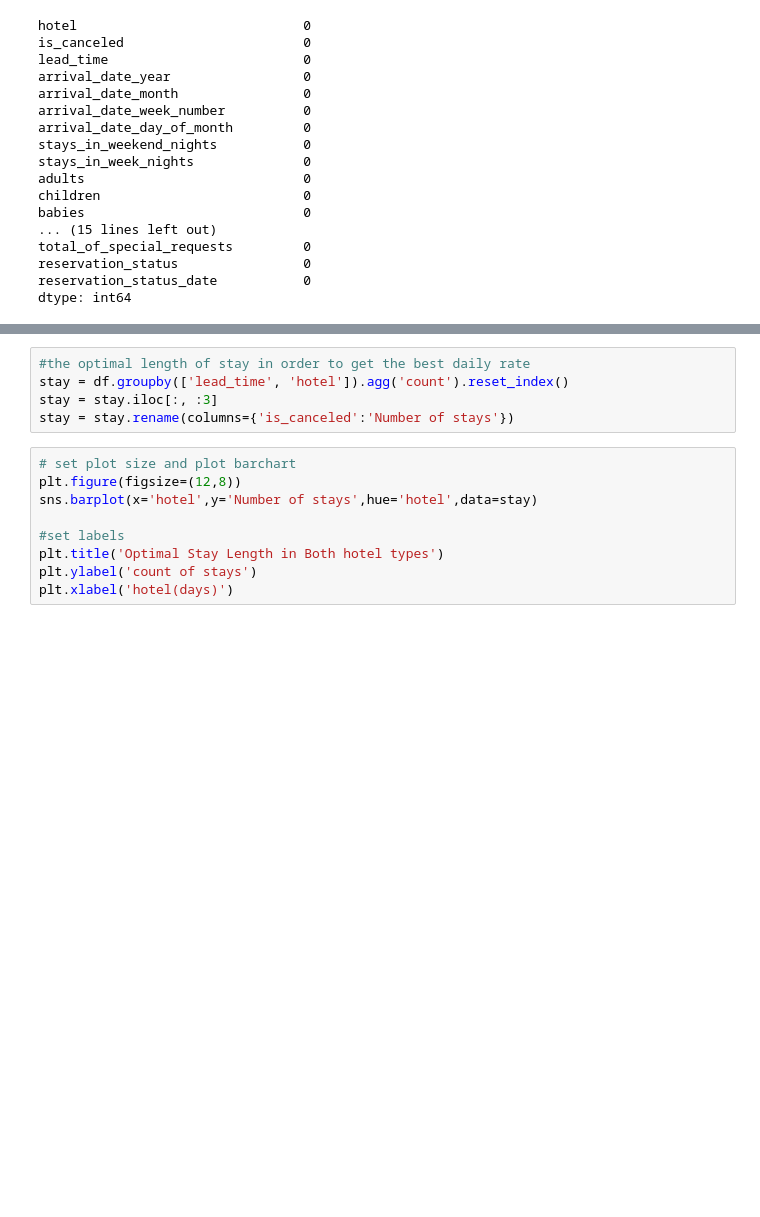
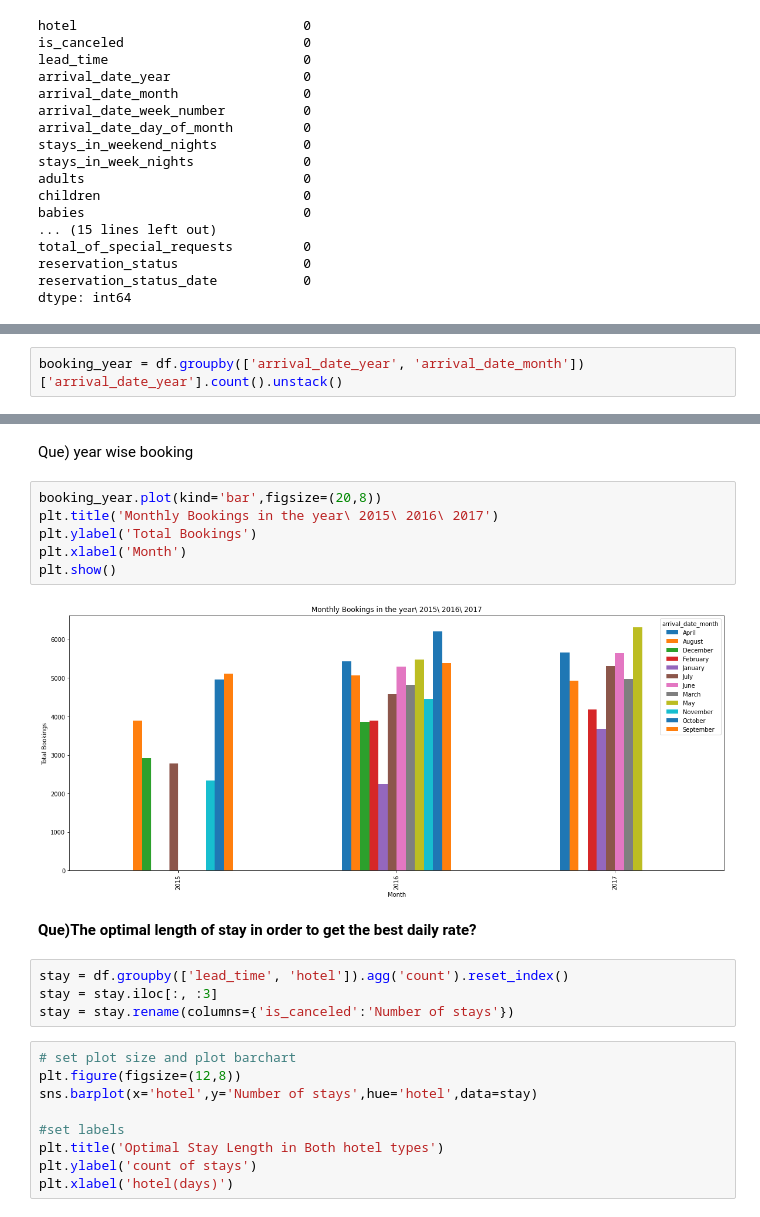
Before and after one commit to SumitAwagan123/hotel-booking-analysis-, a Jupyter notebook: Sumit_Awagan_Hotel_Booking_Analysis_Capstone_Project.ipynb, the cells around one changed output, grey strips where cells are left out. Drawn from its saved outputs; the diff is of its cells as text; blank space fills up the shorter version.

```diff
--- a/Sumit_Awagan_Hotel_Booking_Analysis_Capstone_Project.ipynb
+++ b/Sumit_Awagan_Hotel_Booking_Analysis_Capstone_Project.ipynb
@@ -157,3 +140,5 @@ plt.title("month Wise bookings")
 # %% [output]
 Text(0.5, 1.0, 'month Wise bookings')
 [figure]
+# %%
+booking_year = df.groupby(['arrival_date_year', 'arrival_date_month'])['arrival_date_year'].count().unstack()
@@ -160,5 +153,16 @@ Text(0.5, 1.0, 'month Wise bookings')
+# %% [markdown]
+Que) year wise booking
+# %%
+booking_year.plot(kind='bar',figsize=(20,8))
+plt.title('Monthly Bookings in the year\ 2015\ 2016\ 2017')
+plt.ylabel('Total Bookings')
+plt.xlabel('Month')
+plt.show()
+# %% [output]
+[figure, added]
+# %% [markdown]
+**Que)The optimal length of stay in order to get the best daily rate?**
 # %%
-#the optimal length of stay in order to get the best daily rate
 stay = df.groupby(['lead_time', 'hotel']).agg('count').reset_index()
 stay = stay.iloc[:, :3]
 stay = stay.rename(columns={'is_canceled':'Number of stays'})
```
Also changed, not shown: parts of 7 cells of this notebook.
